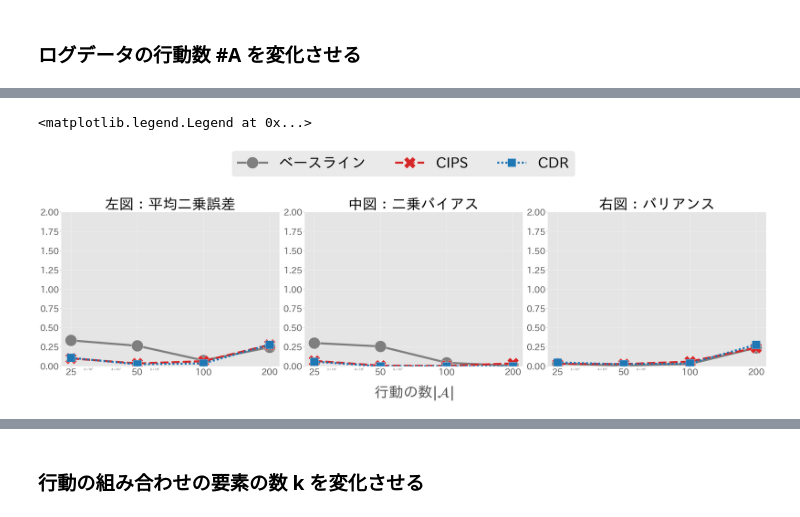
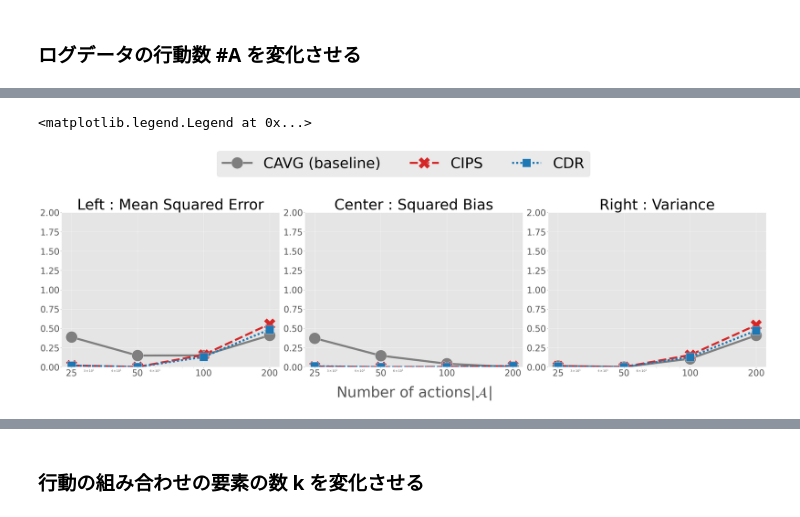
Before and after one commit to RickHub0115/Estimator-for-Offline-Policy-Evaluation-of-Recommending-Multiple-Actions-Considering-Platform-Wide-R, a Jupyter notebook: ope.ipynb, the cells around one changed output, grey strips where cells are left out. Drawn from its saved outputs; the diff is of its cells as text; code cells hidden in the pictures.

```diff
--- a/ope.ipynb
+++ b/ope.ipynb
@@ -262,34 +167,26 @@ k = 1
 # %%
 result_df_list = []
-# 最大の行動数に合わせてパラメータを事前生成（共通環境）
-max_actions = max(num_actions_list)
-theta_1_all = random_.normal(size=(dim_x, max_actions))
-M_1_all = random_.normal(size=(dim_x, max_actions))
-b_1_all = random_.normal(size=(1, max_actions))
-theta_0_all = random_.normal(size=(dim_x, max_actions))
-M_0_all = random_.normal(size=(dim_x, max_actions))
-b_0_all = random_.normal(size=(1, max_actions))
-
 for num_actions in num_actions_list:
-    # 必要なサイズにスライス（行動数を変化させる）
-    theta_1 = theta_1_all[:, :num_actions]
-    M_1 = M_1_all[:, :num_actions]
-    b_1 = b_1_all[:, :num_actions]
-    theta_0 = theta_0_all[:, :num_actions]
-    M_0 = M_0_all[:, :num_actions]
-    b_0 = b_0_all[:, :num_actions]
+    ## 期待報酬関数を定義するためのパラメータを抽出
+    theta_1 = random_.normal(size=(dim_x, num_actions))
+    M_1 = random_.normal(size=(dim_x, num_actions))
+    b_1 = random_.normal(size=(1, num_actions))
+    theta_0 = random_.normal(size=(dim_x, num_actions))
+    M_0 = random_.normal(size=(dim_x, num_actions))
+    b_0 = random_.normal(size=(1, num_actions))
     ## 評価方策の真の性能(policy value)を計算
     policy_value = calc_true_value(
         num_data=10000,
         dim_context=dim_x,
         num_actions=num_actions,
         theta_1=theta_1,
+        M_1=M_1,
+        b_1=b_1,
         theta_0=theta_0,
-        M_1=M_1,
         M_0=M_0,
-        b_1=b_1,
         b_0=b_0,
-        k=k #int(num_actions / 5)
+        k=k,
+        random_policy=True
     )
 
     estimated_policy_value_list = []
@@ -305,14 +202,19 @@ for num_actions in num_actions_list:
         )
 
         ## ログデータ上における評価方策の行動選択確率を計算
-        pi = eps_greedy_policy(offline_logged_data["cate_x_a"])
+        pi = eps_greedy_policy_k(
+            offline_logged_data["cate_x_a"],
+            eps=0.2,
+            k=k
+        )
 
         ## ログデータを用いてオフ方策評価を実行する
         estimated_policy_values = dict()
         estimated_policy_values["cavg"] = calc_cavg(offline_logged_data)
         estimated_policy_values["cips"] = calc_cips(offline_logged_data, pi)
         estimated_policy_values["cdr"] = calc_cdr(
-            offline_logged_data, pi,
+            offline_logged_data,
+            pi=pi,
             q0_hat = offline_logged_data["q_x_a_0"] + random_.normal(-0.05, scale=0.05, size=(num_data, num_actions)),
             q1_hat = offline_logged_data["q_x_a_1"] + random_.normal(-0.05, scale=0.05, size=(num_data, num_actions))
         )
@@ -439,7 +232,7 @@ print(w_0)
 # データを保存
 # result_df_actions.to_csv('data/random_model/result_based_a.csv', index=False)
 # %%
-y_label_dict = {"se": "左図：平均二乗誤差", "bias": "中図：二乗バイアス", "variance": "右図：バリアンス"}
+y_label_dict = {"se": "Left : Mean Squared Error", "bias": "Center : Squared Bias", "variance": "Right : Variance"}
 
 fig, ax_list = plt.subplots(1, 3, figsize=(35, 10), tight_layout=True)
 for i, y in enumerate(["se", "bias", "variance"]):
@@ -448,33 +241,33 @@ for i, y in enumerate(["se", "bias", "variance"]):
         markers=True,
         markersize=40,
         linewidth=7,
         legend=False,
         style="est",
         x="num_actions",
         y=y,
         hue="est",
         ax=ax,
         ci=None,
         palette=["tab:grey", "tab:red","tab:blue"],
         data=result_df_actions.query("est=='cavg' or est == 'cips' or est == 'cdr' ")
     )
     ax.set_title(y_label_dict[y], fontsize=50)
     # yaxis
     ax.set_ylabel("")
     ax.set_ylim(0.0, 2.0)
     ax.set_yticks(np.arange(0.0,2.25,0.25))
     ax.tick_params(axis="y", labelsize=30)
     ax.yaxis.set_label_coords(-0.1, 0.5)
     # xaxis
     ax.set_xscale("log")
     if i == 1:
-        ax.set_xlabel(r"行動の数$|\mathcal{A}|$", fontsize=50)
+        ax.set_xlabel(r"Number of actions$|\mathcal{A}|$", fontsize=50)
     else:
         ax.set_xlabel(r"", fontsize=40)
     ax.set_xticks(num_actions_list)
     ax.set_xticklabels(num_actions_list, fontsize=30)
     ax.xaxis.set_label_coords(0.5, -0.12)
-fig.legend(["ベースライン", "CIPS", "CDR"], fontsize=50, bbox_to_anchor=(0.5, 1.15), ncol=4, loc="center")
+fig.legend(["CAVG (baseline)", "CIPS", "CDR"], fontsize=50, bbox_to_anchor=(0.5, 1.15), ncol=4, loc="center")
 # %% [output]
 <matplotlib.legend.Legend at 0x...>
-[figure, old version]
+[figure, new version]
```
Also changed, not shown: parts of 24 cells of this notebook, 1 other file.
